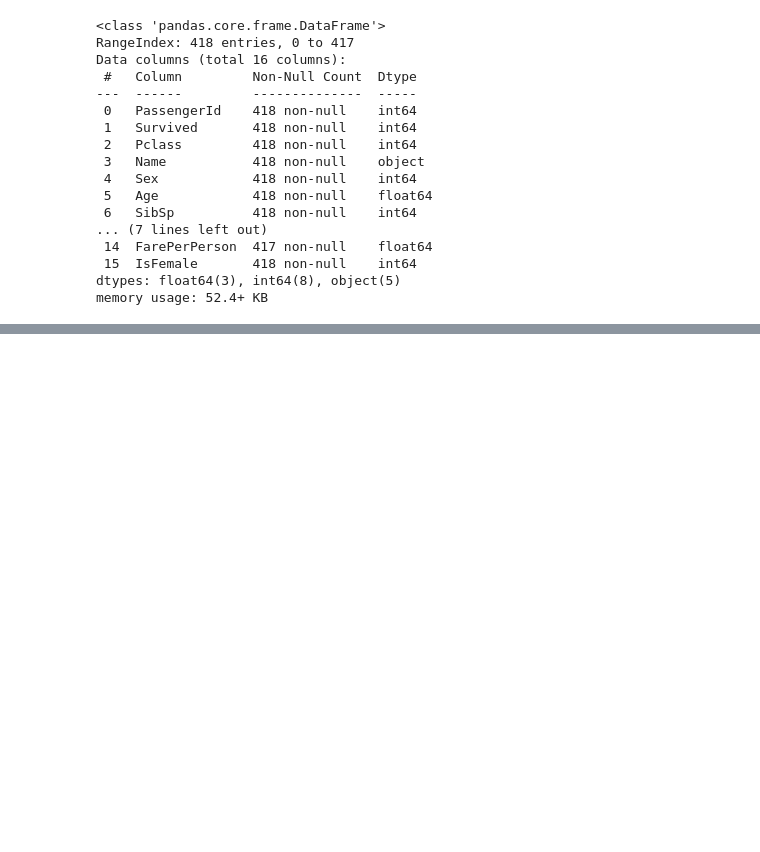
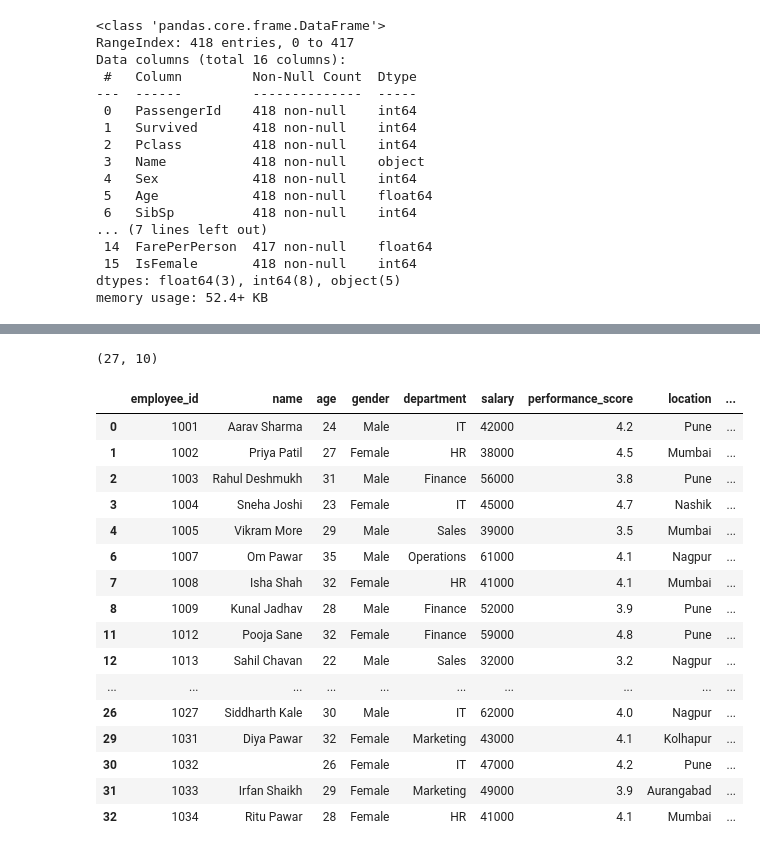
Before and after one commit to roshan-pardeshi/Python_Pandas, a Jupyter notebook: day_drona_fillna_duplicated.ipynb, the cells around one changed output, grey strips where cells are left out. Drawn from its saved outputs; the diff is of its cells as text; code cells hidden in the pictures; blank space fills up the shorter version.

```diff
--- a/day_drona_fillna_duplicated.ipynb
+++ b/day_drona_fillna_duplicated.ipynb
@@ -1899,0 +2173,29 @@ memory usage: 52.4+ KB
+# %%
+Q1_S = 41000.00
+Q3_S = 56000.00
+
+IQR_S = Q3_S-Q1_S
+
+LOW_S = Q1_S-1.5*(IQR_S)
+HIGH_S = Q3_S+1.5*(IQR_S)
+print(LOW_S,HIGH_S)
+
+Q1_A = 26.00
+Q3_A = 31.00
+
+IQR_A = Q3_A - Q1_A
+
+LOW_A = Q1_A-1.5*(IQR_A)
+HIGH_A = Q3_A+1.5*(IQR_A)
+print("age:--",LOW_A,HIGH_A)
+Q1_P = 3.90
+Q3_P = 4.40
+IQR_P = Q3_P-Q1_P
+LOW_P = Q1_P-1.5*(IQR_P)
+HIGH_P = Q3_P+1.5*(IQR_P)
+print(LOW_P,HIGH_P)
+# a = df.loc[(df["salary"]<LOW_S) | (df["salary"]>HIGH_S) | (df["age"]<LOW_A) | (df["age"]>HIGH_A) |
+#            (df["performance_score"]<LOW_P) | (df["performance_score"]>HIGH_P)]
+a = df.loc[(df["salary"]<LOW_S) | (df["salary"]>HIGH_S) | (df["age"]<LOW_A) | (df["age"]>HIGH_A)
+             |(df["performance_score"]<LOW_P) | (df["performance_score"]>HIGH_P)]
+a
@@ -1899,0 +2209,38 @@ memory usage: 52.4+ KB
+# %%
+Q1_E = 3.00
+Q3_E = 8.00
+
+IQR_E = Q3_E-Q1_E
+LOW_E = Q1_E - 1.5*(IQR_E)
+HIGH_E = Q3_E + 1.5*(IQR_E)
+
+a = df.loc[(df["salary"]<LOW_S) | (df["salary"]>HIGH_S) | (df["age"]<LOW_A) | (df["age"]>HIGH_A)
+             |(df["performance_score"]<LOW_P) | (df["performance_score"]>HIGH_P)
+             |(df["experience_years"]<LOW_E)|(df["experience_years"]>HIGH_E)]
+a.index
+# df.shape
+df.drop(a.index,inplace=True)
+# %%
+df.shape
+# %% [output]
+(27, 10)
+# %%
+df[df["joining_date"].dt.month<30]
+# %% [output]
+|  | employee_id | name | age | gender | department | salary | performance_score | location | ... |
+| 0 | 1001 | Aarav Sharma | 24 | Male | IT | 42000 | 4.2 | Pune | ... |
+| 1 | 1002 | Priya Patil | 27 | Female | HR | 38000 | 4.5 | Mumbai | ... |
+| 2 | 1003 | Rahul Deshmukh | 31 | Male | Finance | 56000 | 3.8 | Pune | ... |
+| 3 | 1004 | Sneha Joshi | 23 | Female | IT | 45000 | 4.7 | Nashik | ... |
+| 4 | 1005 | Vikram More | 29 | Male | Sales | 39000 | 3.5 | Mumbai | ... |
+| 6 | 1007 | Om Pawar | 35 | Male | Operations | 61000 | 4.1 | Nagpur | ... |
+| 7 | 1008 | Isha Shah | 32 | Female | HR | 41000 | 4.1 | Mumbai | ... |
+| 8 | 1009 | Kunal Jadhav | 28 | Male | Finance | 52000 | 3.9 | Pune | ... |
+| 11 | 1012 | Pooja Sane | 32 | Female | Finance | 59000 | 4.8 | Pune | ... |
+| 12 | 1013 | Sahil Chavan | 22 | Male | Sales | 32000 | 3.2 | Nagpur | ... |
+| ... | ... | ... | ... | ... | ... | ... | ... | ... | ... |
+| 26 | 1027 | Siddharth Kale | 30 | Male | IT | 62000 | 4.0 | Nagpur | ... |
+| 29 | 1031 | Diya Pawar | 32 | Female | Marketing | 43000 | 4.1 | Kolhapur | ... |
+| 30 | 1032 |  | 26 | Female | IT | 47000 | 4.2 | Pune | ... |
+| 31 | 1033 | Irfan Shaikh | 29 | Female | Marketing | 49000 | 3.9 | Aurangabad | ... |
+| 32 | 1034 | Ritu Pawar | 28 | Female | HR | 41000 | 4.1 | Mumbai | ... |
```
Also changed, not shown: parts of 87 cells of this notebook, 2 other files.
